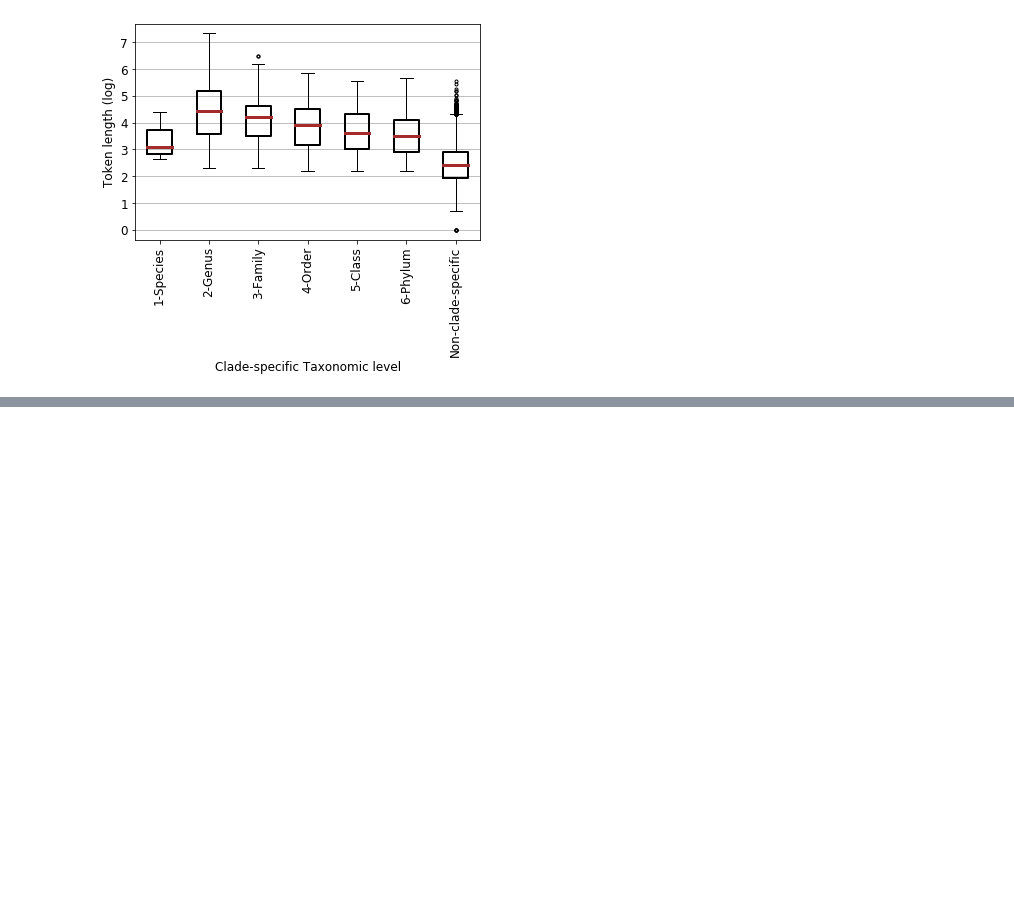
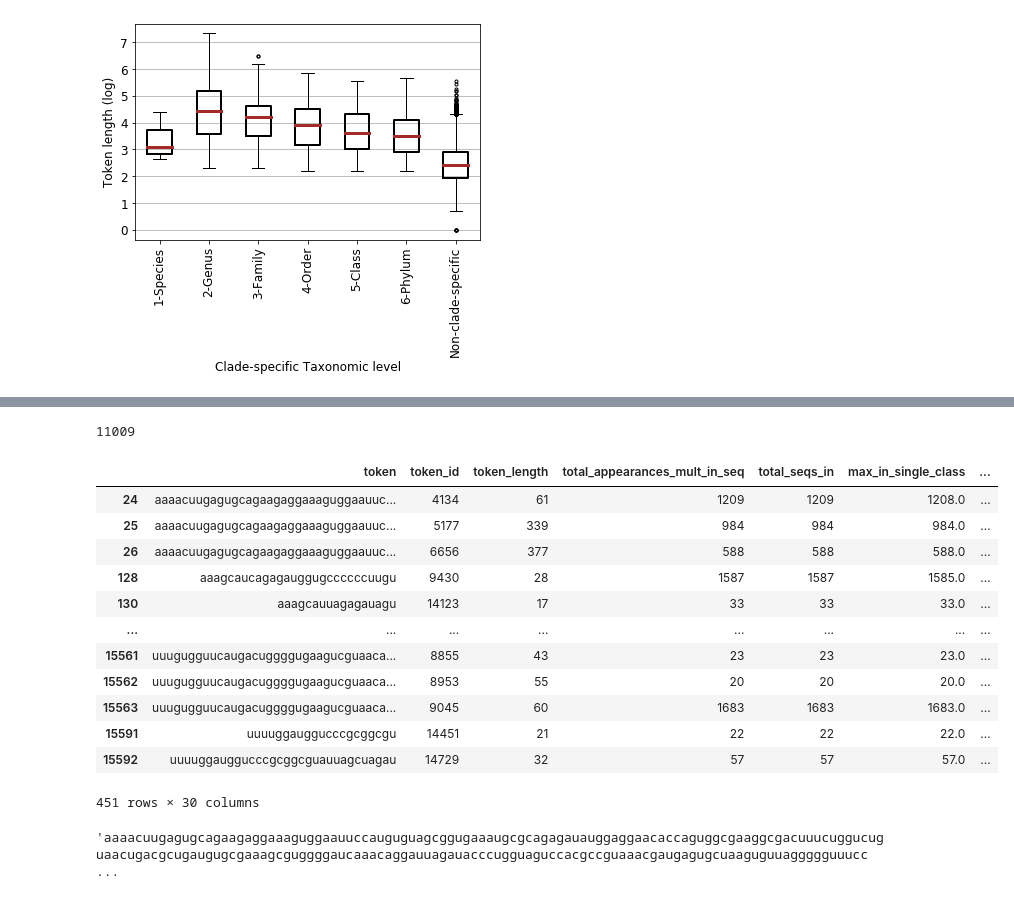
Before and after one commit to shaharazulay/dna-bert, a Jupyter notebook: dna_bert/tokens_biology_analysis.ipynb, the cells around one changed output, grey strips where cells are left out. Cells and saved outputs as stored; diff of their text form; code cells hidden in the pictures; blank space fills up the shorter version.

Commit message:
Biology-analysis notebooks updates
Updates to notebook that analyzes raw tokens + new notebook that analyzes token embeddings

```diff
--- a/dna_bert/tokens_biology_analysis.ipynb
+++ b/dna_bert/tokens_biology_analysis.ipynb
@@ -564,0 +587,7 @@ plt.show()
+# %%
+example1 = 'ggaggaagacaccccuauggggcguaaacuccuuuucugaa'
+col_idx1 = np.where(np.array(token_strings_bpe) == example1)[0][0]
+print(col_idx1)
+example1_tok_appears = find(all_encodings_cv_bpe.getcol(col_idx1))
+# %% [output]
+11009
@@ -564,0 +597,16 @@ plt.show()
+# %%
+token_stats_bpe2[token_stats_bpe2['clade_specific_genus']]
+# %% [output]
+|  | token | token_id | token_length | total_appearances_mult_in_seq | total_seqs_in | max_in_single_class | ... |
+| 24 | aaaacuugagugcagaagaggaaaguggaauuc... | 4134 | 61 | 1209 | 1209 | 1208.0 | ... |
+| 25 | aaaacuugagugcagaagaggaaaguggaauuc... | 5177 | 339 | 984 | 984 | 984.0 | ... |
+| 26 | aaaacuugagugcagaagaggaaaguggaauuc... | 6656 | 377 | 588 | 588 | 588.0 | ... |
+| 128 | aaagcaucagagauggugccccccuugu | 9430 | 28 | 1587 | 1587 | 1585.0 | ... |
+| 130 | aaagcauuagagauagu | 14123 | 17 | 33 | 33 | 33.0 | ... |
+| ... | ... | ... | ... | ... | ... | ... | ... |
+| 15561 | uuugugguucaugacuggggugaagucguaaca... | 8855 | 43 | 23 | 23 | 23.0 | ... |
+| 15562 | uuugugguucaugacuggggugaagucguaaca... | 8953 | 55 | 20 | 20 | 20.0 | ... |
+| 15563 | uuugugguucaugacuggggugaagucguaaca... | 9045 | 60 | 1683 | 1683 | 1683.0 | ... |
+| 15591 | uuuuggauggucccgcggcgu | 14451 | 21 | 22 | 22 | 22.0 | ... |
+| 15592 | uuuuggauggucccgcggcguauuagcuagau | 14729 | 32 | 57 | 57 | 57.0 | ... |
+451 rows × 30 columns
@@ -564,0 +619,5 @@ plt.show()
+# %%
+example3 = token_stats_bpe2[token_stats_bpe2['clade_specific_genus']].loc[26, 'token']
+example3
+# %% [output]
+'aaaacuugagugcagaagaggaaaguggaauuccauguguagcggugaaaugcgcagagauauggaggaacaccaguggcgaaggcgacuuucuggucuguaacugacgcugaugugcgaaagcguggggaucaaacaggauuagauacccugguaguccacgccguaaacgaugagugcuaaguguuaggggguuucc ...
```
Also changed, not shown: parts of 10 cells of this notebook, 1 other file.
